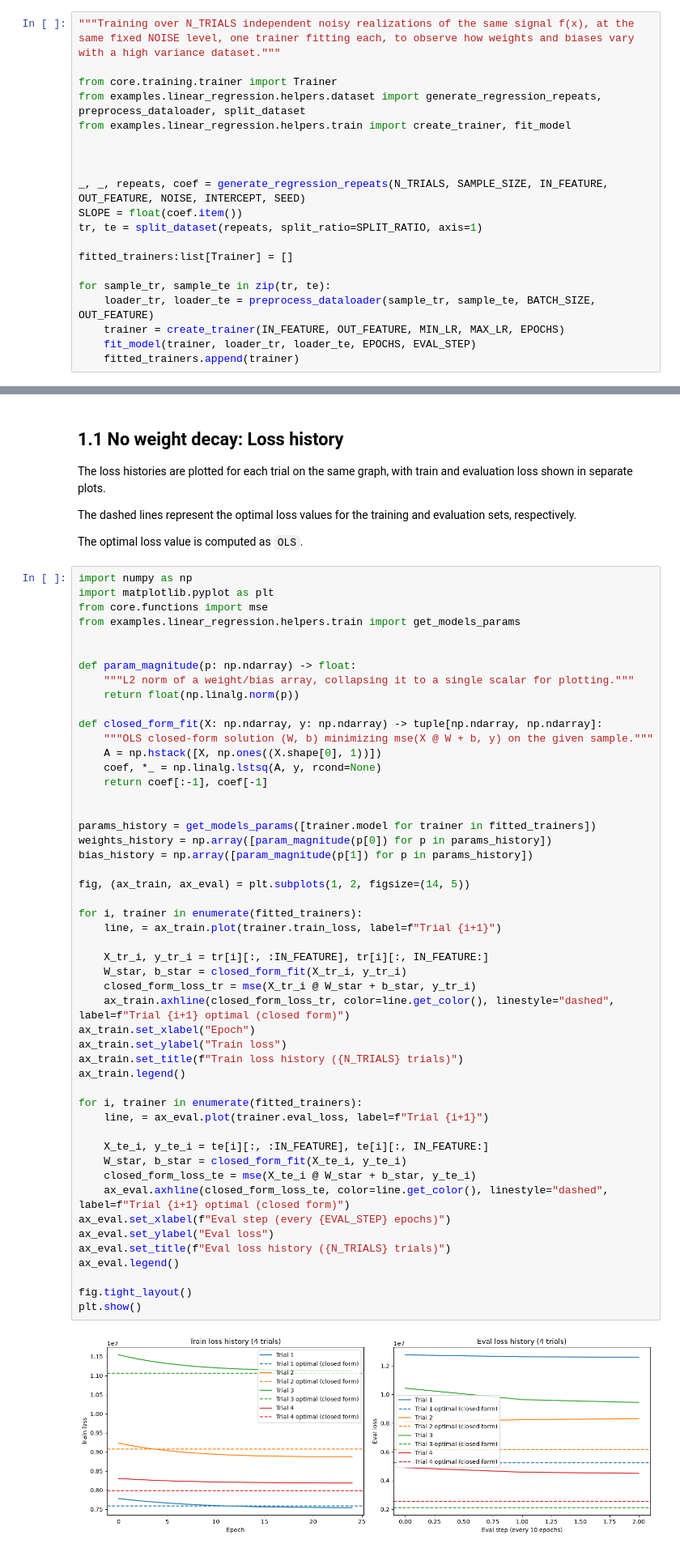
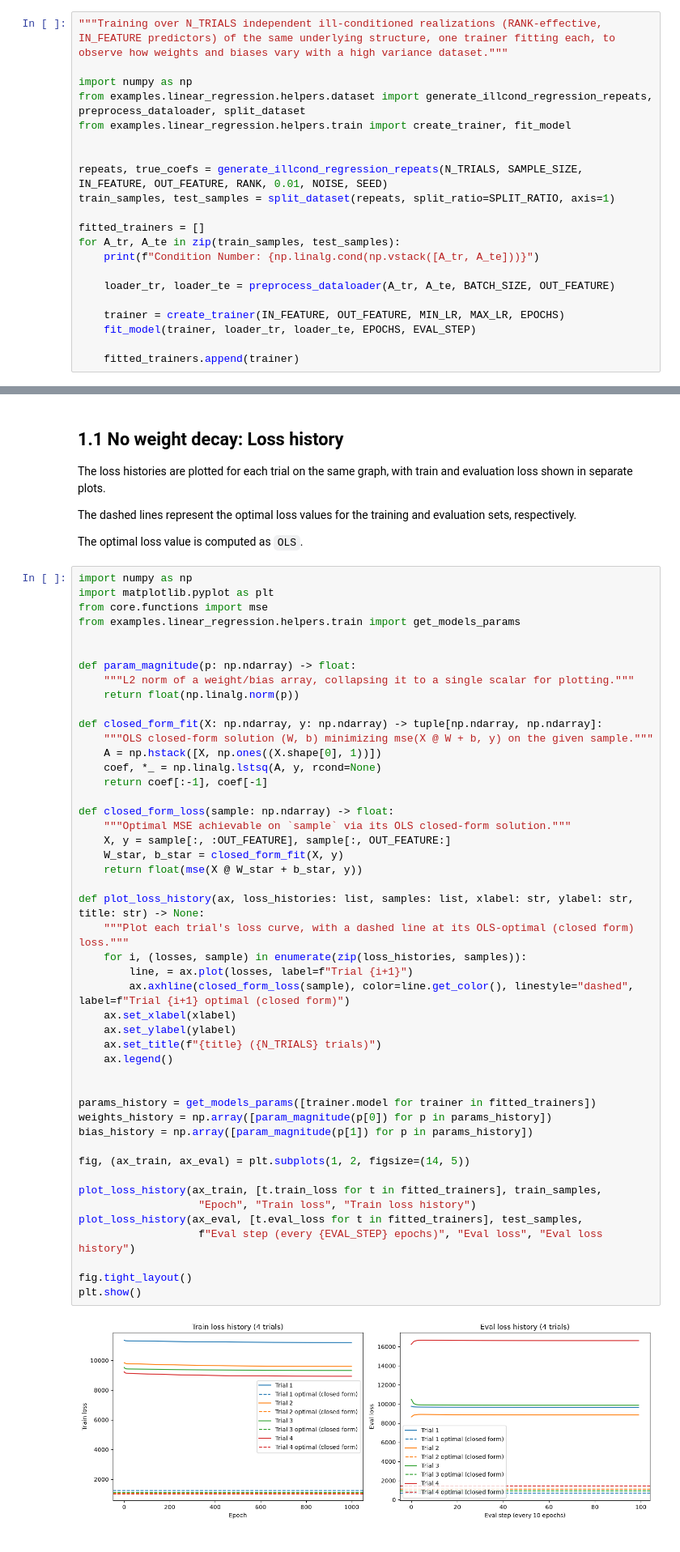
Before and after one commit to cecinuga/thorcino, a Jupyter notebook: examples/linear_regression/regularization/DL2/main.ipynb, the cells around one changed output, grey strips where cells are left out. Shown at 81% size. Drawn from its saved outputs; the diff is of its cells as text.

```diff
--- a/examples/linear_regression/regularization/DL2/main.ipynb
+++ b/examples/linear_regression/regularization/DL2/main.ipynb
@@ -43,20 +40,21 @@ MAX_LR, MIN_LR = 1e-2, 1e-4
 # %%
-"""Training over N_TRIALS independent noisy realizations of the same signal f(x), at the same fixed NOISE level, one trainer fitting each, to observe how weights and biases vary with a high variance dataset."""
+"""Training over N_TRIALS independent ill-conditioned realizations (RANK-effective, IN_FEATURE predictors) of the same underlying structure, one trainer fitting each, to observe how weights and biases vary with a high variance dataset."""
 
-from core.training.trainer import Trainer
-from examples.linear_regression.helpers.dataset import generate_regression_repeats, preprocess_dataloader, split_dataset
+import numpy as np
+from examples.linear_regression.helpers.dataset import generate_illcond_regression_repeats, preprocess_dataloader, split_dataset
 from examples.linear_regression.helpers.train import create_trainer, fit_model
 
 
+repeats, true_coefs = generate_illcond_regression_repeats(N_TRIALS, SAMPLE_SIZE, IN_FEATURE, OUT_FEATURE, RANK, 0.01, NOISE, SEED)
+train_samples, test_samples = split_dataset(repeats, split_ratio=SPLIT_RATIO, axis=1)
 
-_, _, repeats, coef = generate_regression_repeats(N_TRIALS, SAMPLE_SIZE, IN_FEATURE, OUT_FEATURE, NOISE, INTERCEPT, SEED)
-SLOPE = float(coef.item())
-tr, te = split_dataset(repeats, split_ratio=SPLIT_RATIO, axis=1)
+fitted_trainers = []
+for A_tr, A_te in zip(train_samples, test_samples):
+    print(f"Condition Number: {np.linalg.cond(np.vstack([A_tr, A_te]))}")
 
-fitted_trainers:list[Trainer] = []
+    loader_tr, loader_te = preprocess_dataloader(A_tr, A_te, BATCH_SIZE, OUT_FEATURE)
 
-for sample_tr, sample_te in zip(tr, te):
-    loader_tr, loader_te = preprocess_dataloader(sample_tr, sample_te, BATCH_SIZE, OUT_FEATURE)
     trainer = create_trainer(IN_FEATURE, OUT_FEATURE, MIN_LR, MAX_LR, EPOCHS)
     fit_model(trainer, loader_tr, loader_te, EPOCHS, EVAL_STEP)
+
     fitted_trainers.append(trainer)
@@ -71,55 +75,52 @@ The optimal loss value is computed as `OLS`.
 # %%
 import numpy as np
 import matplotlib.pyplot as plt
 from core.functions import mse
 from examples.linear_regression.helpers.train import get_models_params
 
 
 def param_magnitude(p: np.ndarray) -> float:
     """L2 norm of a weight/bias array, collapsing it to a single scalar for plotting."""
     return float(np.linalg.norm(p))
 
 def closed_form_fit(X: np.ndarray, y: np.ndarray) -> tuple[np.ndarray, np.ndarray]:
     """OLS closed-form solution (W, b) minimizing mse(X @ W + b, y) on the given sample."""
     A = np.hstack([X, np.ones((X.shape[0], 1))])
     coef, *_ = np.linalg.lstsq(A, y, rcond=None)
     return coef[:-1], coef[-1]
 
+def closed_form_loss(sample: np.ndarray) -> float:
+    """Optimal MSE achievable on `sample` via its OLS closed-form solution."""
+    X, y = sample[:, :OUT_FEATURE], sample[:, OUT_FEATURE:]
+    W_star, b_star = closed_form_fit(X, y)
+    return float(mse(X @ W_star + b_star, y))
+
+def plot_loss_history(ax, loss_histories: list, samples: list, xlabel: str, ylabel: str, title: str) -> None:
+    """Plot each trial's loss curve, with a dashed line at its OLS-optimal (closed form) loss."""
+    for i, (losses, sample) in enumerate(zip(loss_histories, samples)):
+        line, = ax.plot(losses, label=f"Trial {i+1}")
+        ax.axhline(closed_form_loss(sample), color=line.get_color(), linestyle="dashed", label=f"Trial {i+1} optimal (closed form)")
+    ax.set_xlabel(xlabel)
+    ax.set_ylabel(ylabel)
+    ax.set_title(f"{title} ({N_TRIALS} trials)")
+    ax.legend()
+
 
 params_history = get_models_params([trainer.model for trainer in fitted_trainers])
 weights_history = np.array([param_magnitude(p[0]) for p in params_history])
 bias_history = np.array([param_magnitude(p[1]) for p in params_history])
 
 fig, (ax_train, ax_eval) = plt.subplots(1, 2, figsize=(14, 5))
 
-for i, trainer in enumerate(fitted_trainers):
-    line, = ax_train.plot(trainer.train_loss, label=f"Trial {i+1}")
-
-    X_tr_i, y_tr_i = tr[i][:, :IN_FEATURE], tr[i][:, IN_FEATURE:]
-    W_star, b_star = closed_form_fit(X_tr_i, y_tr_i)
-    closed_form_loss_tr = mse(X_tr_i @ W_star + b_star, y_tr_i)
-    ax_train.axhline(closed_form_loss_tr, color=line.get_color(), linestyle="dashed", label=f"Trial {i+1} optimal (closed form)")
-ax_train.set_xlabel("Epoch")
-ax_train.set_ylabel("Train loss")
-ax_train.set_title(f"Train loss history ({N_TRIALS} trials)")
-ax_train.legend()
-
-for i, trainer in enumerate(fitted_trainers):
-    line, = ax_eval.plot(trainer.eval_loss, label=f"Trial {i+1}")
-
-    X_te_i, y_te_i = te[i][:, :IN_FEATURE], te[i][:, IN_FEATURE:]
-    W_star, b_star = closed_form_fit(X_te_i, y_te_i)
-    closed_form_loss_te = mse(X_te_i @ W_star + b_star, y_te_i)
-    ax_eval.axhline(closed_form_loss_te, color=line.get_color(), linestyle="dashed", label=f"Trial {i+1} optimal (closed form)")
-ax_eval.set_xlabel(f"Eval step (every {EVAL_STEP} epochs)")
-ax_eval.set_ylabel("Eval loss")
-ax_eval.set_title(f"Eval loss history ({N_TRIALS} trials)")
-ax_eval.legend()
+plot_loss_history(ax_train, [t.train_loss for t in fitted_trainers], train_samples,
+                   "Epoch", "Train loss", "Train loss history")
+plot_loss_history(ax_eval, [t.eval_loss for t in fitted_trainers], test_samples,
+                   f"Eval step (every {EVAL_STEP} epochs)", "Eval loss", "Eval loss history")
 
 fig.tight_layout()
 plt.show()
 # %% [output]
-[figure, old version]
+[figure, new version]
 # %% [markdown]
 ## 1.2 Loss history interpretation
 
```
Also changed, not shown: parts of 10 cells of this notebook, 1 other file.
